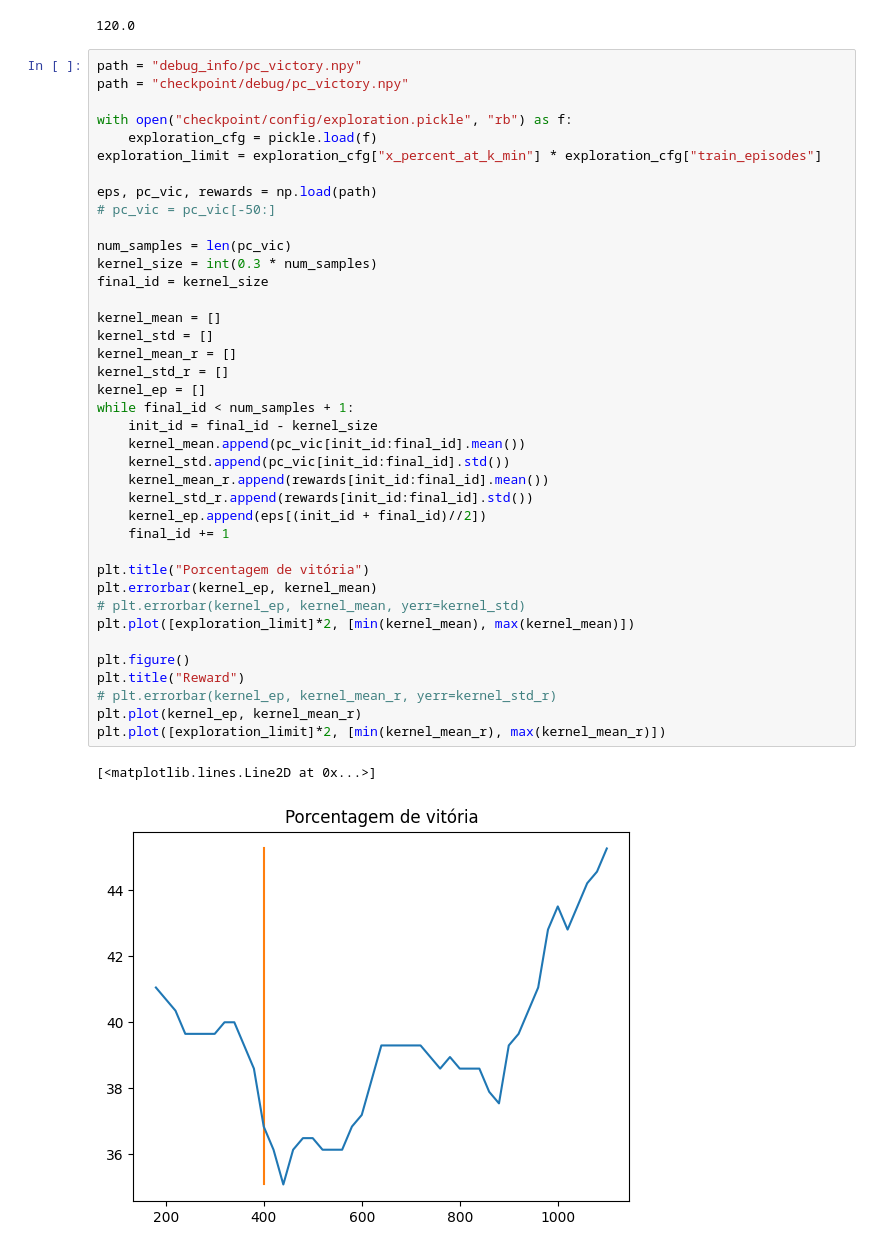
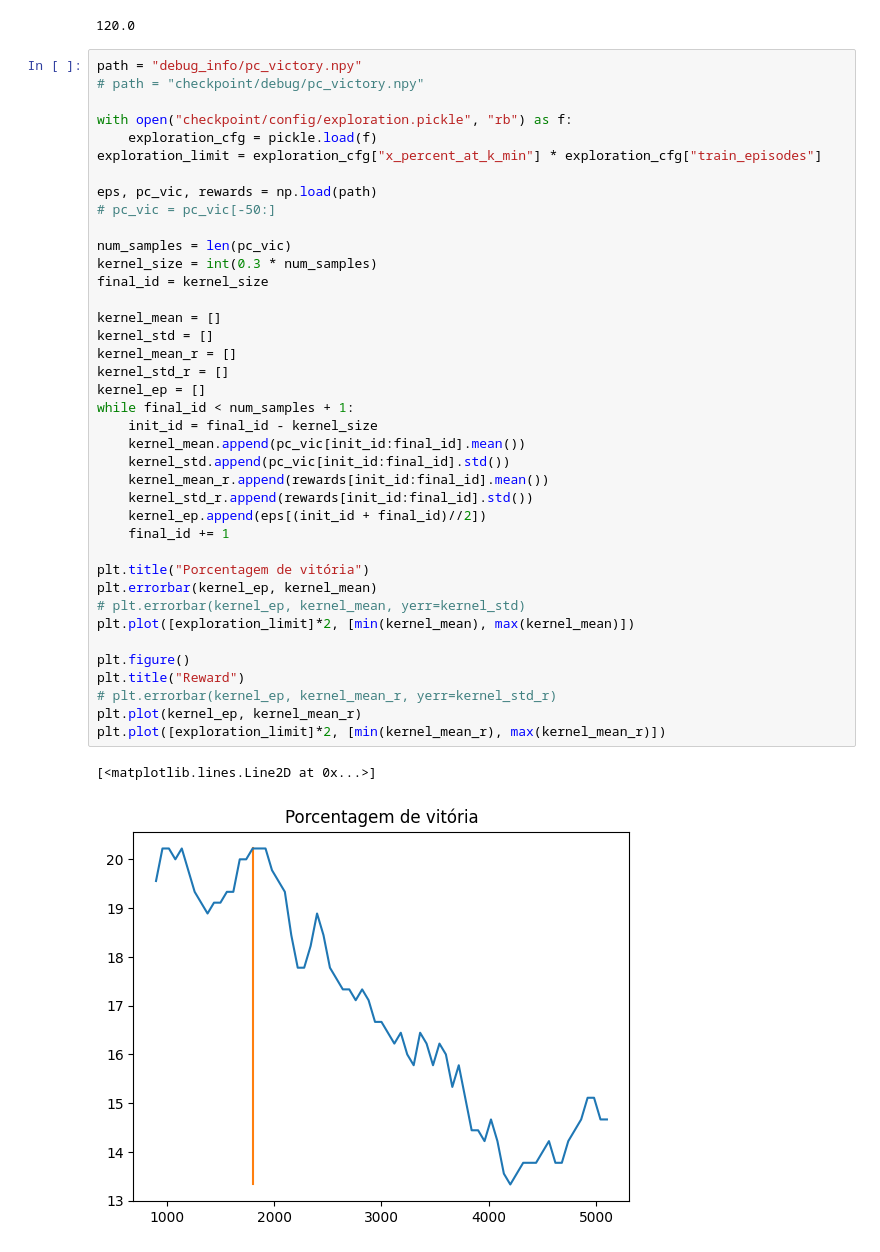
Before and after one commit to marcos1561/Deep-Bisca, a Jupyter notebook: debug_model.ipynb, the cells around one changed output. Saved outputs shown, nothing was run; the diff lists cells and outputs as text.

```diff
--- a/debug_model.ipynb
+++ b/debug_model.ipynb
@@ -128,7 +128,7 @@ exploration_cfg["x_percent_at_k_min"] * exploration_cfg["train_episodes"]
 120.0
 # %%
 path = "debug_info/pc_victory.npy"
-path = "checkpoint/debug/pc_victory.npy"
+# path = "checkpoint/debug/pc_victory.npy"
 
 with open("checkpoint/config/exploration.pickle", "rb") as f:
     exploration_cfg = pickle.load(f)
@@ -140,31 +140,31 @@ eps, pc_vic, rewards = np.load(path)
 num_samples = len(pc_vic)
 kernel_size = int(0.3 * num_samples)
 final_id = kernel_size
 
 kernel_mean = []
 kernel_std = []
 kernel_mean_r = []
 kernel_std_r = []
 kernel_ep = []
 while final_id < num_samples + 1:
     init_id = final_id - kernel_size
     kernel_mean.append(pc_vic[init_id:final_id].mean())
     kernel_std.append(pc_vic[init_id:final_id].std())
     kernel_mean_r.append(rewards[init_id:final_id].mean())
     kernel_std_r.append(rewards[init_id:final_id].std())
     kernel_ep.append(eps[(init_id + final_id)//2])
     final_id += 1
 
 plt.title("Porcentagem de vitória")
 plt.errorbar(kernel_ep, kernel_mean)
 # plt.errorbar(kernel_ep, kernel_mean, yerr=kernel_std)
 plt.plot([exploration_limit]*2, [min(kernel_mean), max(kernel_mean)])
 
 plt.figure()
 plt.title("Reward")
 # plt.errorbar(kernel_ep, kernel_mean_r, yerr=kernel_std_r)
 plt.plot(kernel_ep, kernel_mean_r)
 plt.plot([exploration_limit]*2, [min(kernel_mean_r), max(kernel_mean_r)])
 # %% [output]
 [<matplotlib.lines.Line2D at 0x...>]
-[figure, old version]
+[figure, new version]
```
Also changed, not shown: parts of 3 cells of this notebook, 22 other files.
